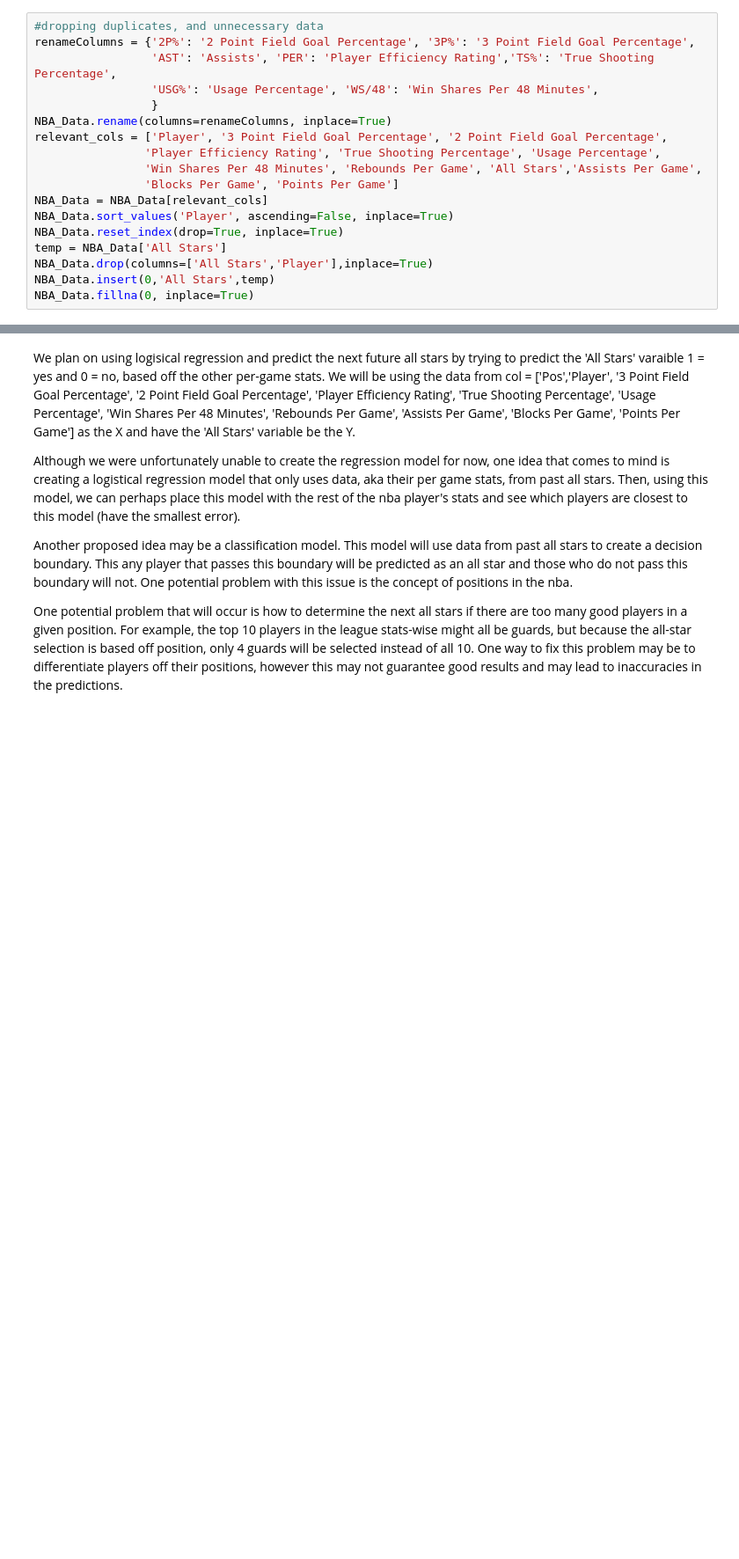
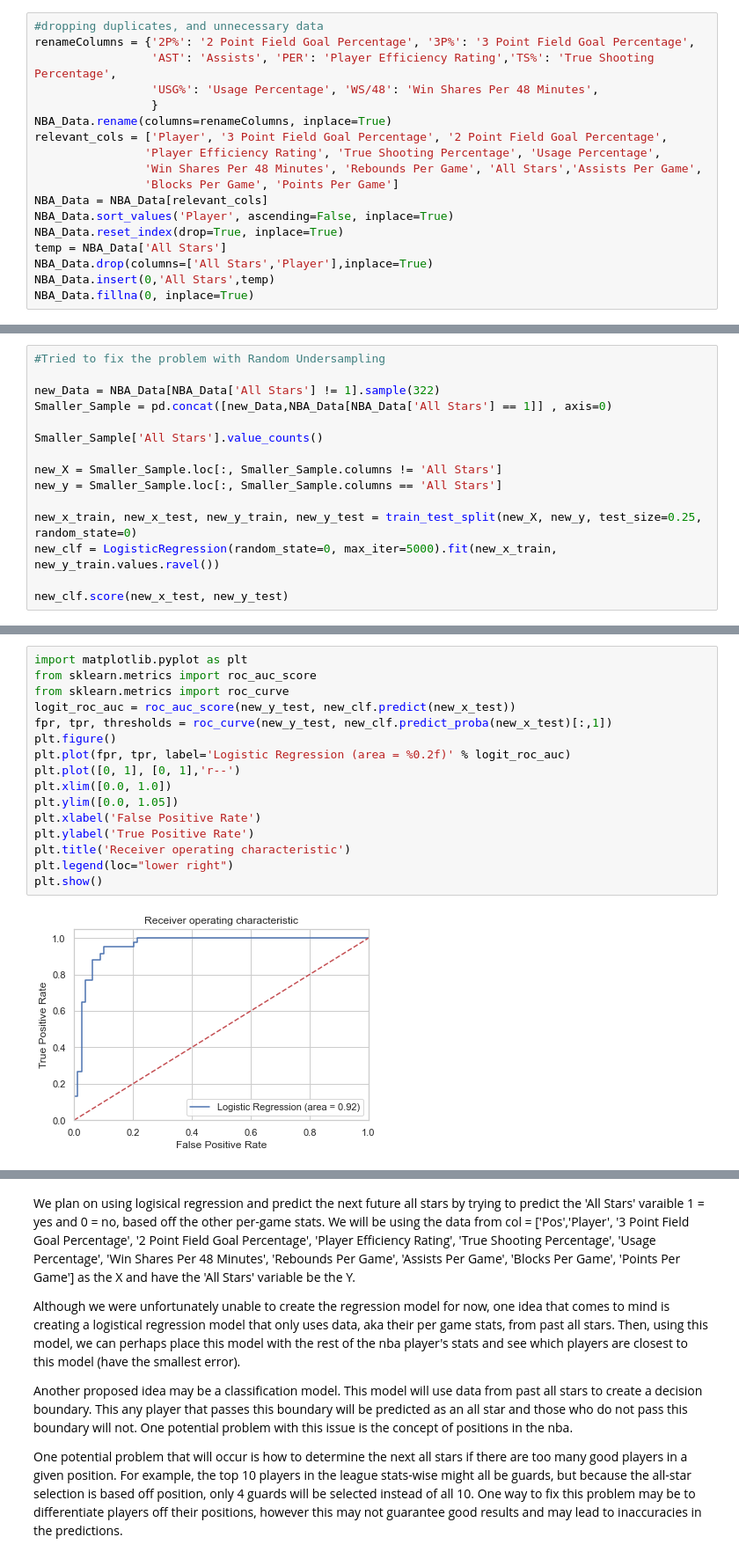
Before and after one commit to COGS118A/Group021-Sp22, a Jupyter notebook: Checkpoint_group021(updated).ipynb, the cells around one changed output, grey strips where cells are left out. Shown at 88% size. Saved outputs shown, nothing was run; the diff lists cells and outputs as text; blank space fills up the shorter version.

Commit message:
added logistical regression + dicsussion

```diff
--- a/Checkpoint_group021(updated).ipynb
+++ b/Checkpoint_group021(updated).ipynb
@@ -161,0 +190,15 @@ plt.show()
+# %%
+#Tried to fix the problem with Random Undersampling
+
+new_Data = NBA_Data[NBA_Data['All Stars'] != 1].sample(322)
+Smaller_Sample = pd.concat([new_Data,NBA_Data[NBA_Data['All Stars'] == 1]] , axis=0)
+
+Smaller_Sample['All Stars'].value_counts()
+
+new_X = Smaller_Sample.loc[:, Smaller_Sample.columns != 'All Stars']
+new_y = Smaller_Sample.loc[:, Smaller_Sample.columns == 'All Stars']
+
+new_x_train, new_x_test, new_y_train, new_y_test = train_test_split(new_X, new_y, test_size=0.25, random_state=0)
+new_clf = LogisticRegression(random_state=0, max_iter=5000).fit(new_x_train, new_y_train.values.ravel())
+
+new_clf.score(new_x_test, new_y_test)
@@ -162,3 +231,21 @@ plt.show()
+# %%
+import matplotlib.pyplot as plt
+from sklearn.metrics import roc_auc_score
+from sklearn.metrics import roc_curve
+logit_roc_auc = roc_auc_score(new_y_test, new_clf.predict(new_x_test))
+fpr, tpr, thresholds = roc_curve(new_y_test, new_clf.predict_proba(new_x_test)[:,1])
+plt.figure()
+plt.plot(fpr, tpr, label='Logistic Regression (area = %0.2f)' % logit_roc_auc)
+plt.plot([0, 1], [0, 1],'r--')
+plt.xlim([0.0, 1.0])
+plt.ylim([0.0, 1.05])
+plt.xlabel('False Positive Rate')
+plt.ylabel('True Positive Rate')
+plt.title('Receiver operating characteristic')
+plt.legend(loc="lower right")
+plt.show()
+# %% [output]
+[figure, added]
 # %%
 from sklearn import preprocessing
 plt.rc("font", size=14)
```
Also changed, not shown: parts of 12 cells of this notebook.
